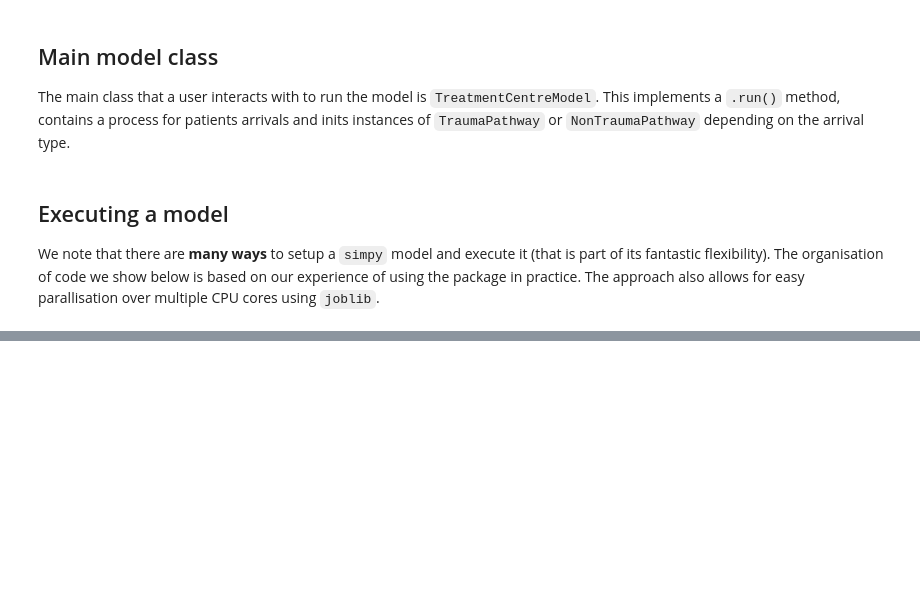
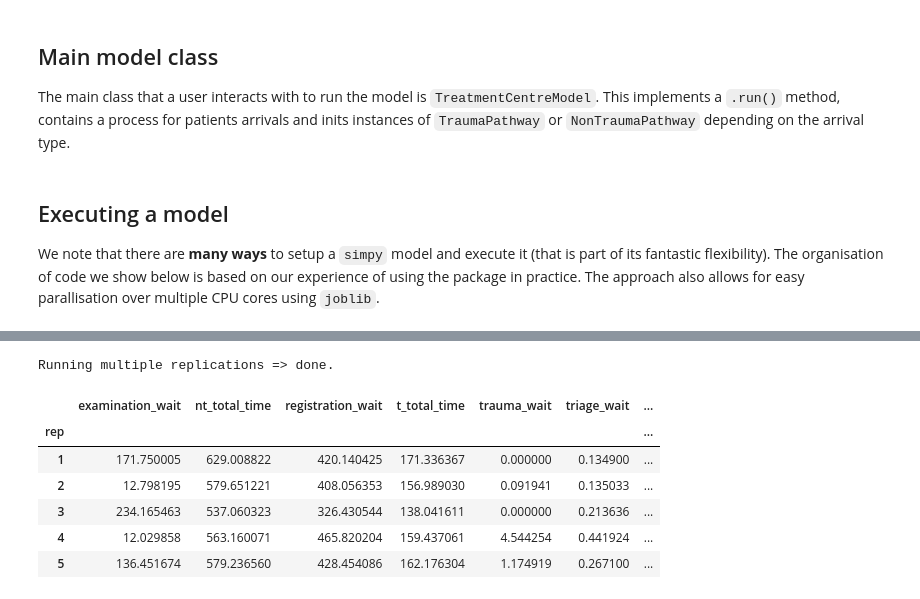
Before and after one commit to TomMonks/open-science-for-sim, a Jupyter notebook: src/notebooks/01_foss_sim/01_simpy.ipynb, the cells around one changed output, grey strips where cells are left out. Cells and saved outputs as stored; diff of their text form; code cells hidden in the pictures; blank space fills up the shorter version.

```diff
--- a/src/notebooks/01_foss_sim/01_simpy.ipynb
+++ b/src/notebooks/01_foss_sim/01_simpy.ipynb
@@ -950,0 +976,18 @@ Running simulation ... => simulation complete.
+# %%
+args = Scenario()
+
+#run multiple replications.
+#by default it runs 5 replications.
+print('Running multiple replications', end=' => ')
+results  = multiple_replications(args, n_reps=10)
+print('done.\n')
+results.head()
+# %% [output]
+Running multiple replications => done.
+|  | examination_wait | nt_total_time | registration_wait | t_total_time | trauma_wait | triage_wait | ... |
+| rep |  |  |  |  |  |  | ... |
+| 1 | 171.750005 | 629.008822 | 420.140425 | 171.336367 | 0.000000 | 0.134900 | ... |
+| 2 | 12.798195 | 579.651221 | 408.056353 | 156.989030 | 0.091941 | 0.135033 | ... |
+| 3 | 234.165463 | 537.060323 | 326.430544 | 138.041611 | 0.000000 | 0.213636 | ... |
+| 4 | 12.029858 | 563.160071 | 465.820204 | 159.437061 | 4.544254 | 0.441924 | ... |
+| 5 | 136.451674 | 579.236560 | 428.454086 | 162.176304 | 1.174919 | 0.267100 | ... |
```
Also changed, not shown: parts of 25 cells of this notebook.
